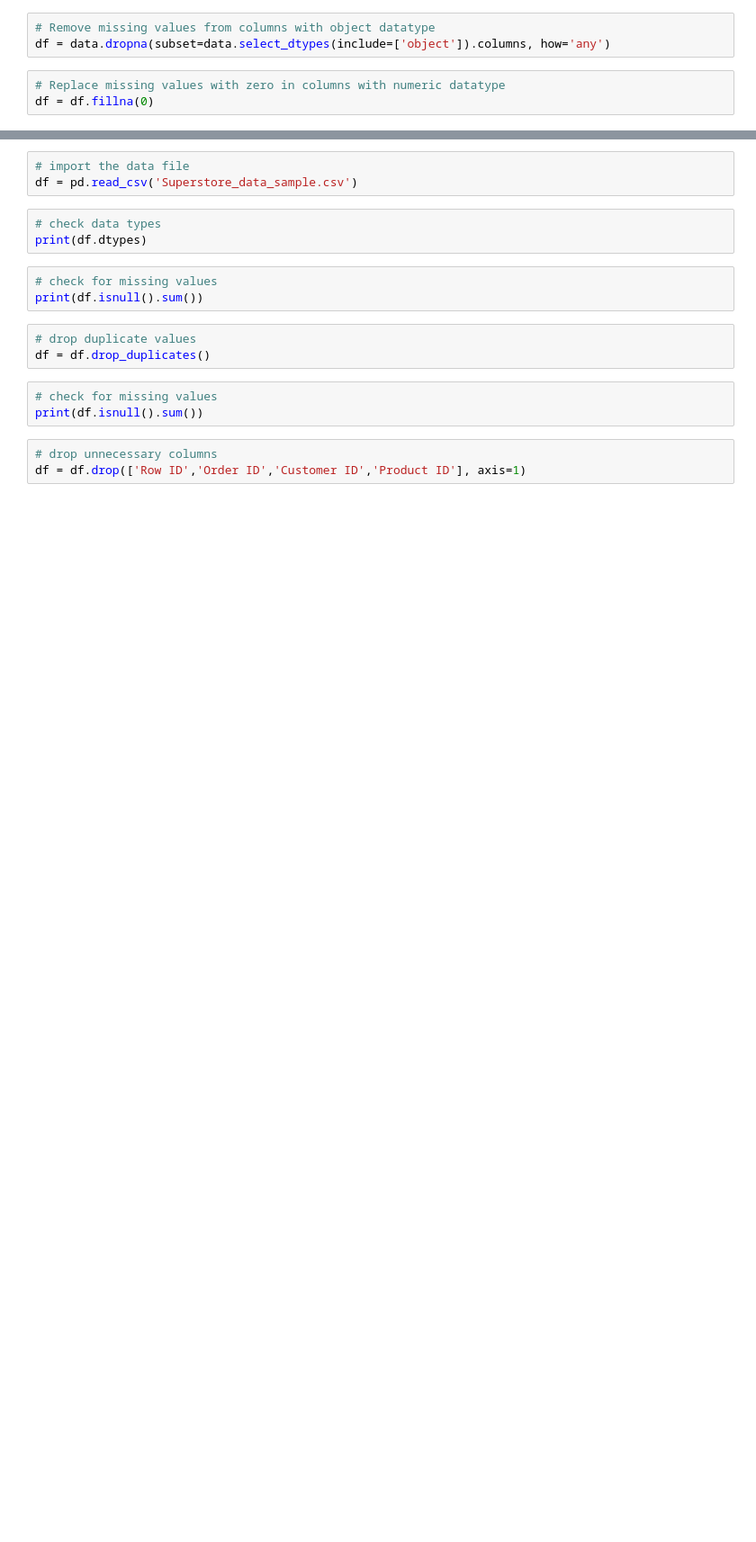
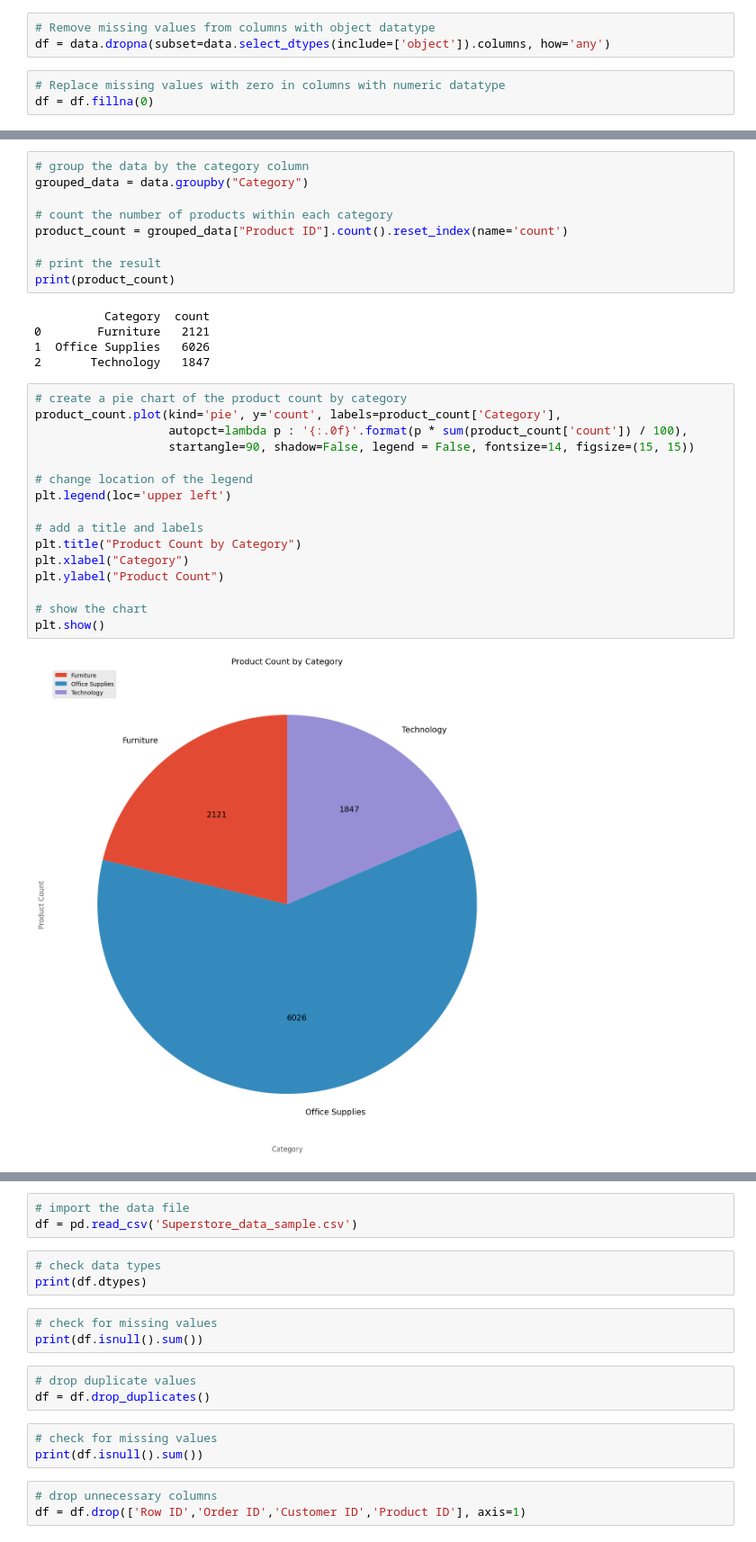
Before and after one commit to DrMemoryFish/university_database, a Jupyter notebook: Week 09 Pandas 01/Pandas.ipynb, the cells around one changed output, grey strips where cells are left out. Shown: that part at 90% size. Cells and saved outputs as stored; diff of their text form; blank space fills up the shorter version.

```diff
--- a/Week 09 Pandas 01/Pandas.ipynb
+++ b/Week 09 Pandas 01/Pandas.ipynb
@@ -98,0 +177,32 @@ print(df.isnull().sum().sum()) # prints the total number of missing values in th
+# %%
+# group the data by the category column
+grouped_data = data.groupby("Category")
+
+# count the number of products within each category
+product_count = grouped_data["Product ID"].count().reset_index(name='count')
+
+# print the result
+print(product_count)
+# %% [output]
+          Category  count
+0        Furniture   2121
+1  Office Supplies   6026
+2       Technology   1847
+# %%
+# create a pie chart of the product count by category
+product_count.plot(kind='pie', y='count', labels=product_count['Category'],
+                   autopct=lambda p : '{:.0f}'.format(p * sum(product_count['count']) / 100),
+                   startangle=90, shadow=False, legend = False, fontsize=14, figsize=(15, 15))
+
+# change location of the legend
+plt.legend(loc='upper left')
+
+# add a title and labels
+plt.title("Product Count by Category")
+plt.xlabel("Category")
+plt.ylabel("Product Count")
+
+# show the chart
+plt.show()
+# %% [output]
+[figure, added]
```
Also changed, not shown: parts of 25 cells of this notebook.
